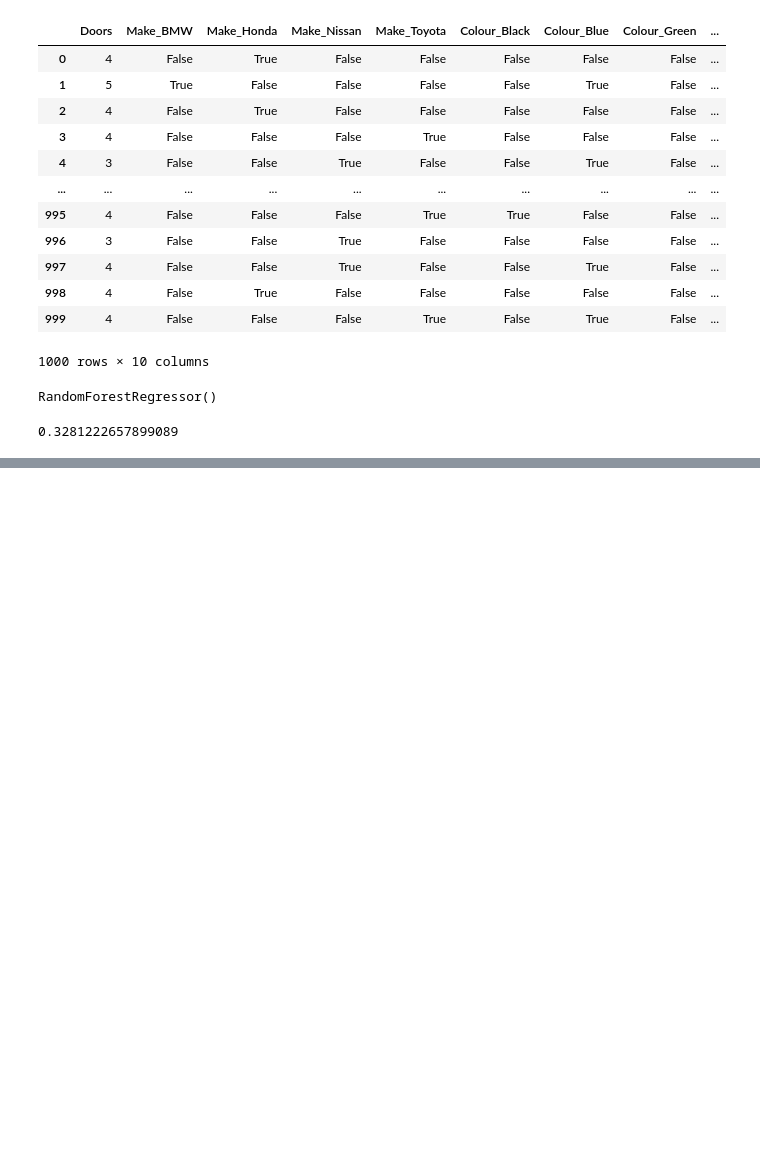
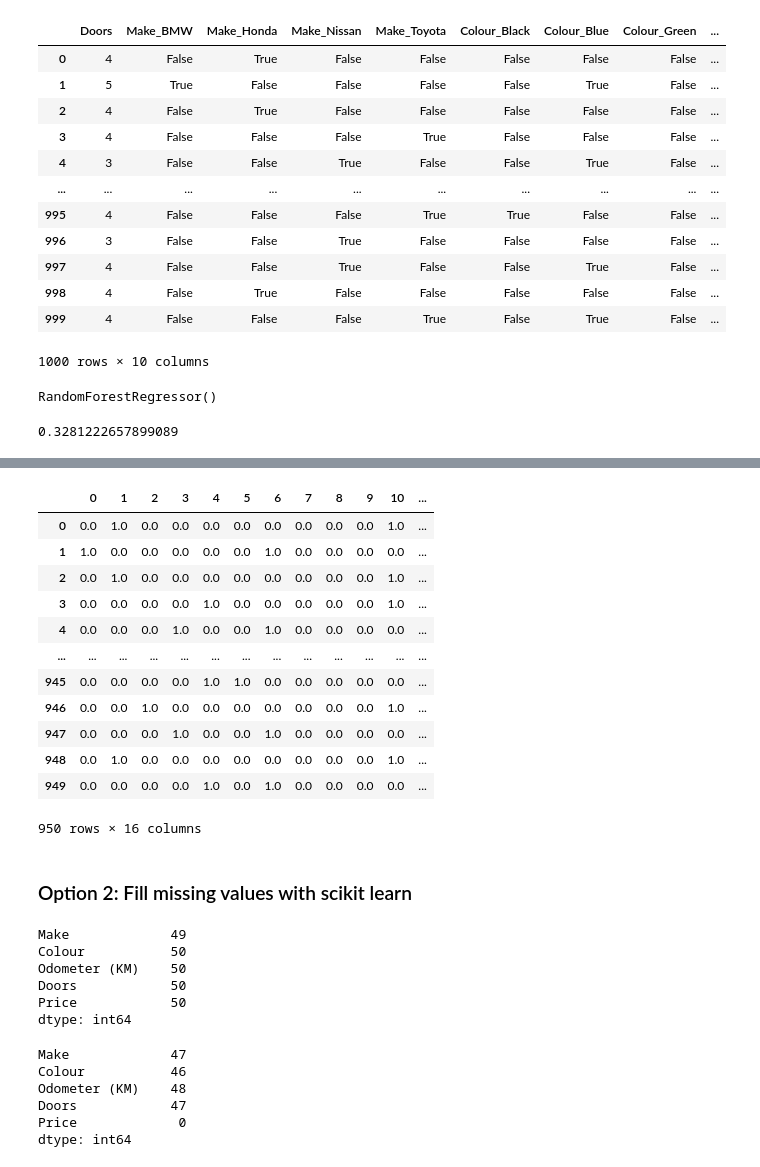
Before and after one commit to thesubodh1/Machine-Learning, a Jupyter notebook: scikit-learn-intro.ipynb, the cells around one changed output, grey strips where cells are left out. Saved outputs shown, nothing was run; the diff lists cells and outputs as text; code cells hidden in the pictures; blank space fills up the shorter version.

Commit message:
Dealing with missing values(imputation)

```diff
--- a/scikit-learn-intro.ipynb
+++ b/scikit-learn-intro.ipynb
@@ -408,0 +414,2 @@ model.score(x_test,y_test)
+# %%
+car_sales_missing = pd.read_csv("car-sales-extended-missing-data.csv")
@@ -408,0 +453,12 @@ model.score(x_test,y_test)
+# %%
+# fill the make column
+car_sales_missing["Make"] = car_sales_missing["Make"].fillna("Missing")
+
+# fill the colour column
+car_sales_missing["Colour"] = car_sales_missing["Colour"].fillna("Missing")
+
+# fill the odometer column
+car_sales_missing["Odometer (KM)"] = car_sales_missing["Odometer (KM)"].fillna(car_sales_missing["Odometer (KM)"].mean())
+
+# fill the door columns
+car_sales_missing["Doors"] = car_sales_missing["Doors"].fillna(4)
@@ -408,0 +474,3 @@ model.score(x_test,y_test)
+# %%
+# lets not fill price column insted lets remove it
+car_sales_missing = car_sales_missing.dropna()
@@ -408,0 +494,10 @@ model.score(x_test,y_test)
+# %%
+# lets try and convert out data to numbers
+from sklearn.preprocessing import OneHotEncoder
+from sklearn.compose import ColumnTransformer
+
+categorical_features = ["Make","Colour","Doors"]
+one_hot = OneHotEncoder()
+transformer = ColumnTransformer([("one_hot",one_hot,categorical_features)],remainder="passthrough")
+transformed_x = transformer.fit_transform(car_sales_missing)
+transformed_x
@@ -408,0 +518,39 @@ model.score(x_test,y_test)
+# %%
+pd.DataFrame(transformed_x)
+# %% [output]
+|  | 0 | 1 | 2 | 3 | 4 | 5 | 6 | 7 | 8 | 9 | 10 | ... |
+| 0 | 0.0 | 1.0 | 0.0 | 0.0 | 0.0 | 0.0 | 0.0 | 0.0 | 0.0 | 0.0 | 1.0 | ... |
+| 1 | 1.0 | 0.0 | 0.0 | 0.0 | 0.0 | 0.0 | 1.0 | 0.0 | 0.0 | 0.0 | 0.0 | ... |
+| 2 | 0.0 | 1.0 | 0.0 | 0.0 | 0.0 | 0.0 | 0.0 | 0.0 | 0.0 | 0.0 | 1.0 | ... |
+| 3 | 0.0 | 0.0 | 0.0 | 0.0 | 1.0 | 0.0 | 0.0 | 0.0 | 0.0 | 0.0 | 1.0 | ... |
+| 4 | 0.0 | 0.0 | 0.0 | 1.0 | 0.0 | 0.0 | 1.0 | 0.0 | 0.0 | 0.0 | 0.0 | ... |
+| ... | ... | ... | ... | ... | ... | ... | ... | ... | ... | ... | ... | ... |
+| 945 | 0.0 | 0.0 | 0.0 | 0.0 | 1.0 | 1.0 | 0.0 | 0.0 | 0.0 | 0.0 | 0.0 | ... |
+| 946 | 0.0 | 0.0 | 1.0 | 0.0 | 0.0 | 0.0 | 0.0 | 0.0 | 0.0 | 0.0 | 1.0 | ... |
+| 947 | 0.0 | 0.0 | 0.0 | 1.0 | 0.0 | 0.0 | 1.0 | 0.0 | 0.0 | 0.0 | 0.0 | ... |
+| 948 | 0.0 | 1.0 | 0.0 | 0.0 | 0.0 | 0.0 | 0.0 | 0.0 | 0.0 | 0.0 | 1.0 | ... |
+| 949 | 0.0 | 0.0 | 0.0 | 0.0 | 1.0 | 0.0 | 1.0 | 0.0 | 0.0 | 0.0 | 0.0 | ... |
+950 rows × 16 columns
+# %% [markdown]
+### Option 2: Fill missing values with scikit learn
+# %%
+car_sales_missing = pd.read_csv("car-sales-extended-missing-data.csv")
+car_sales_missing.isna().sum()
+# %% [output]
+Make             49
+Colour           50
+Odometer (KM)    50
+Doors            50
+Price            50
+dtype: int64
+# %%
+# lets remove rows with price values
+car_sales_missing = car_sales_missing.dropna(subset=["Price"])
+car_sales_missing.isna().sum()
+# %% [output]
+Make             47
+Colour           46
+Odometer (KM)    48
+Doors            47
+Price             0
+dtype: int64
```
Also changed, not shown: parts of 18 cells of this notebook.
